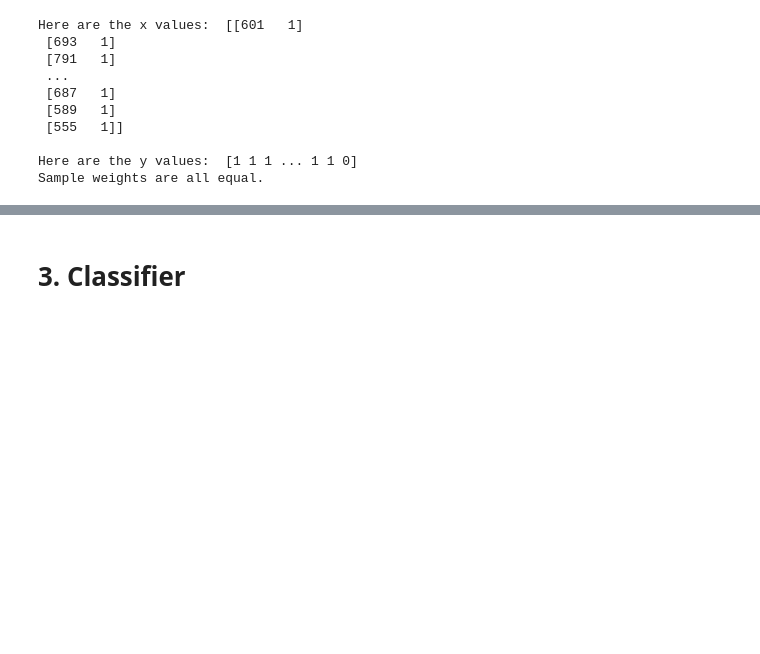
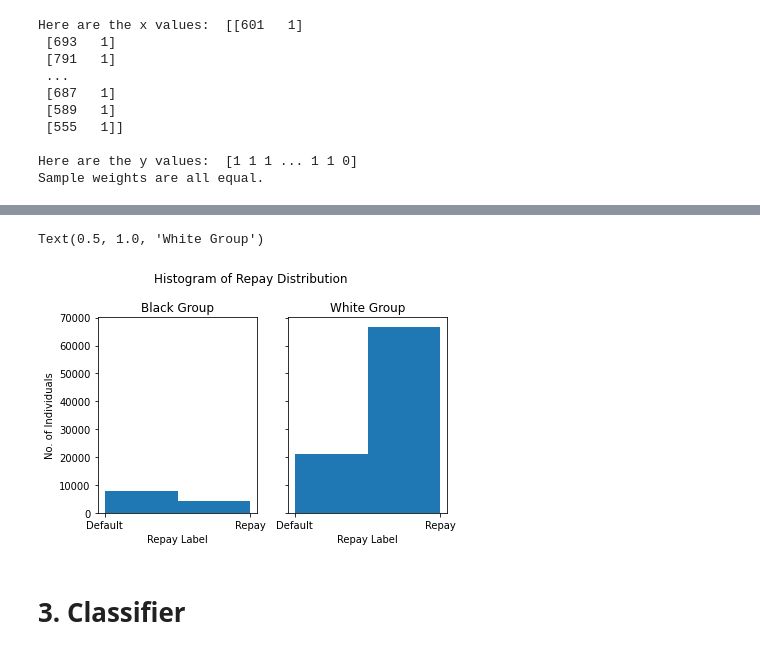
Before and after one commit to lydiatliu/delayedimpact, a Jupyter notebook: notebooks/simData_classification.ipynb, the cells around one changed output, grey strips where cells are left out. Drawn from its saved outputs; the diff is of its cells as text; code cells hidden in the pictures; blank space fills up the shorter version.

```diff
--- a/notebooks/simData_classification.ipynb
+++ b/notebooks/simData_classification.ipynb
@@ -166,3 +207,40 @@ axs[1].hist(white_label_dist, bins=n_bins)
+# %%
+import matplotlib.ticker as ticker
+
+
+fig, axs = plt.subplots(1, 2, sharey=True, tight_layout=True)
+
+fig.suptitle('Histogram of Repay Distribution')
+plt.xlabel('Repay Label')
+
+black_label_dist = data['repay_indices'].loc[data['race']==0]
+white_label_dist = data['repay_indices'].loc[data['race']==1]
+
+#print(black_label_dist)
+#print(white_label_dist)
+
+# maybe see if the label is an int or a float
+
+# default: 0, repay: 1
+
+n_bins = 2
+# We can set the number of bins with the *bins* keyword argument.
+#start, end = ax.get_xlim()
+stepsize=1
+axs[0].xaxis.set_ticks(np.arange(0, 2, stepsize))
+axs[0].set_xticklabels(['Default','Repay'])
+axs[0].hist(black_label_dist, bins=n_bins)
+axs[0].set_title('Black Group')
+axs[0].set_ylabel('No. of Individuals')
+axs[0].set_xlabel('Repay Label')
+
+axs[1].xaxis.set_ticks(np.arange(0, 2, stepsize))
+axs[1].set_xticklabels(['Default','Repay'])
+axs[1].hist(white_label_dist, bins=n_bins)
+axs[1].set_title('White Group')
+# %% [output]
+Text(0.5, 1.0, 'White Group')
+[figure, added]
 # %% [markdown]
 # 3. Classifier
 # %%
```
Also changed, not shown: parts of 4 cells of this notebook.
